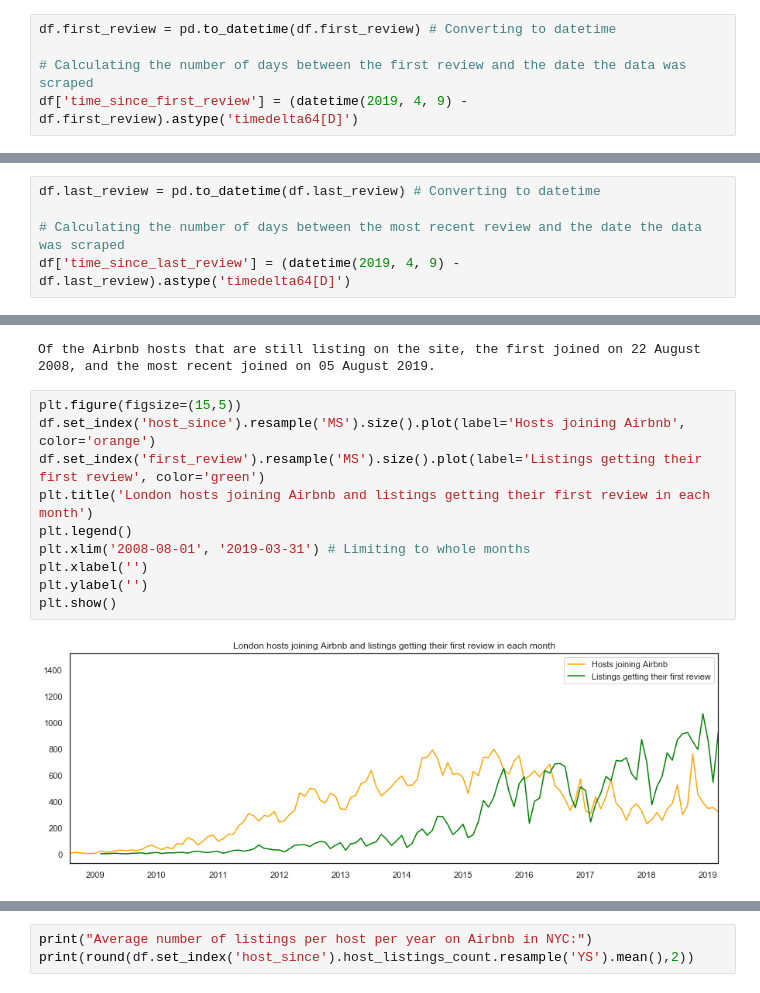
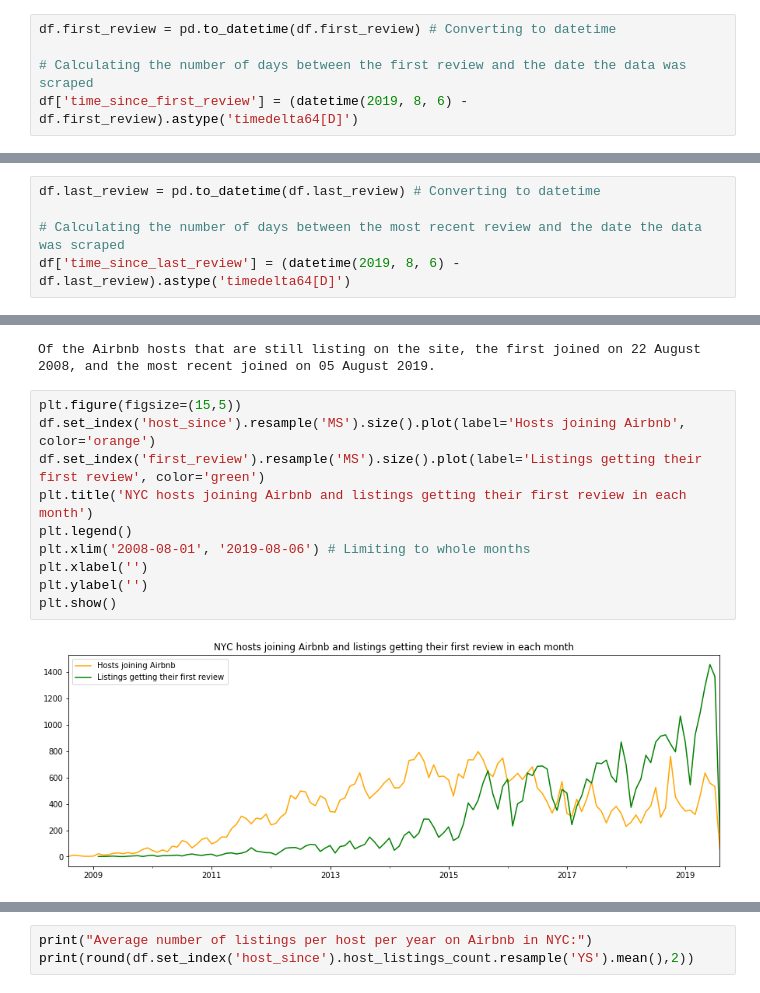
Before and after one commit to dewizdumb/Final-Project-2, a Jupyter notebook: NYC-Airbnb-ML-Project.ipynb, the cells around one changed output, grey strips where cells are left out. Cells and saved outputs as stored; diff of their text form.

```diff
--- a/NYC-Airbnb-ML-Project.ipynb
+++ b/NYC-Airbnb-ML-Project.ipynb
@@ -860,7 +873,7 @@ Null values in 'review_scores_rating': 22.7%
 df.first_review = pd.to_datetime(df.first_review) # Converting to datetime
 
 # Calculating the number of days between the first review and the date the data was scraped
-df['time_since_first_review'] = (datetime(2019, 4, 9) - df.first_review).astype('timedelta64[D]')
+df['time_since_first_review'] = (datetime(2019, 8, 6) - df.first_review).astype('timedelta64[D]')
 # %%
 # Distribution of the number of days since first review
 df.time_since_first_review.hist(figsize=(15,5), bins=30);
@@ -891,7 +904,7 @@ The same process will be followed for last_review:
 df.last_review = pd.to_datetime(df.last_review) # Converting to datetime
 
 # Calculating the number of days between the most recent review and the date the data was scraped
-df['time_since_last_review'] = (datetime(2019, 4, 9) - df.last_review).astype('timedelta64[D]')
+df['time_since_last_review'] = (datetime(2019, 8, 6) - df.last_review).astype('timedelta64[D]')
 # %%
 # Distribution of the number of days since last review
 df.time_since_last_review.hist(figsize=(15,5), bins=30);
@@ -1008,12 +1017,12 @@ Of the Airbnb hosts that are still listing on the site, the first joined on 22 A
 # %%
 plt.figure(figsize=(15,5))
 df.set_index('host_since').resample('MS').size().plot(label='Hosts joining Airbnb', color='orange')
 df.set_index('first_review').resample('MS').size().plot(label='Listings getting their first review', color='green')
-plt.title('London hosts joining Airbnb and listings getting their first review in each month')
+plt.title('NYC hosts joining Airbnb and listings getting their first review in each month')
 plt.legend()
-plt.xlim('2008-08-01', '2019-03-31') # Limiting to whole months
+plt.xlim('2008-08-01', '2019-08-06') # Limiting to whole months
 plt.xlabel('')
 plt.ylabel('')
 plt.show()
 # %% [output]
-[figure, old version]
+[figure, new version]
```
Also changed, not shown: parts of 46 cells of this notebook.
